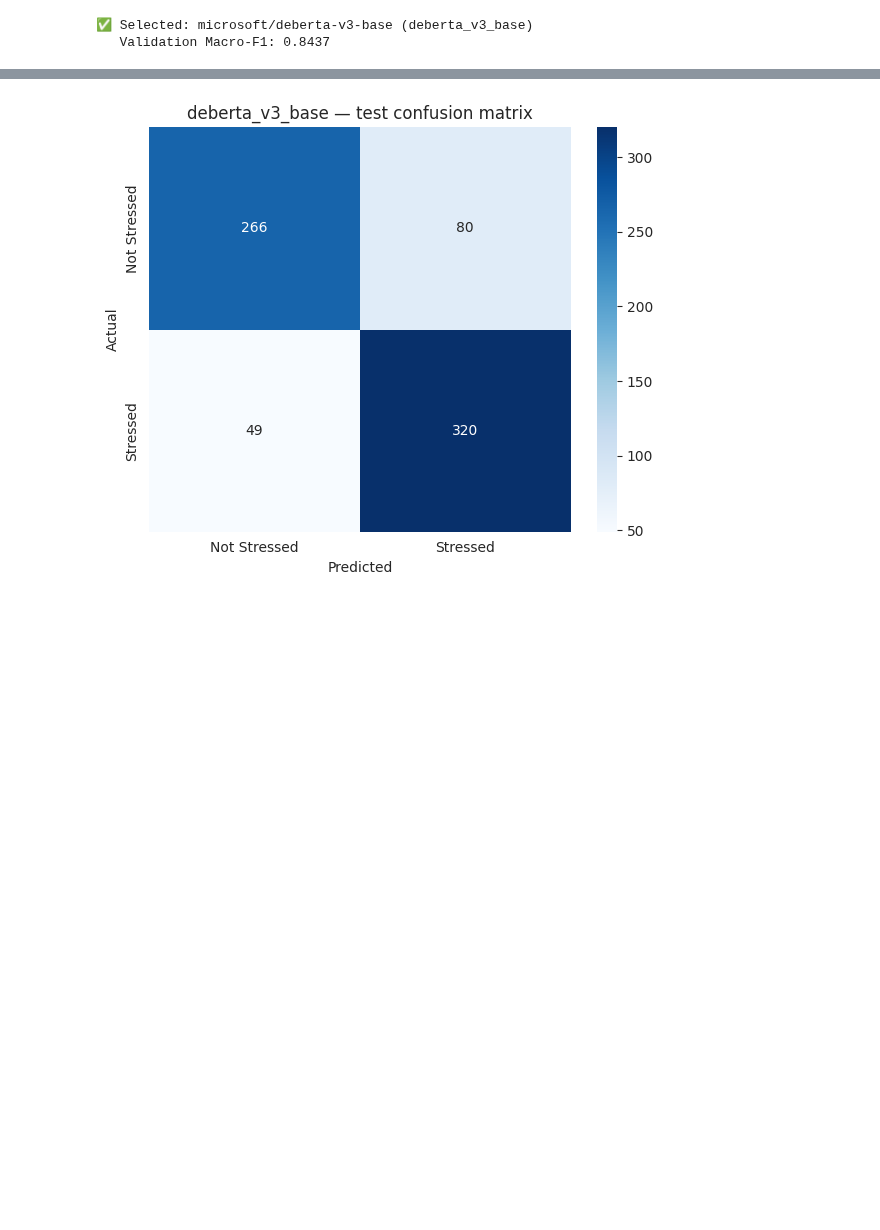
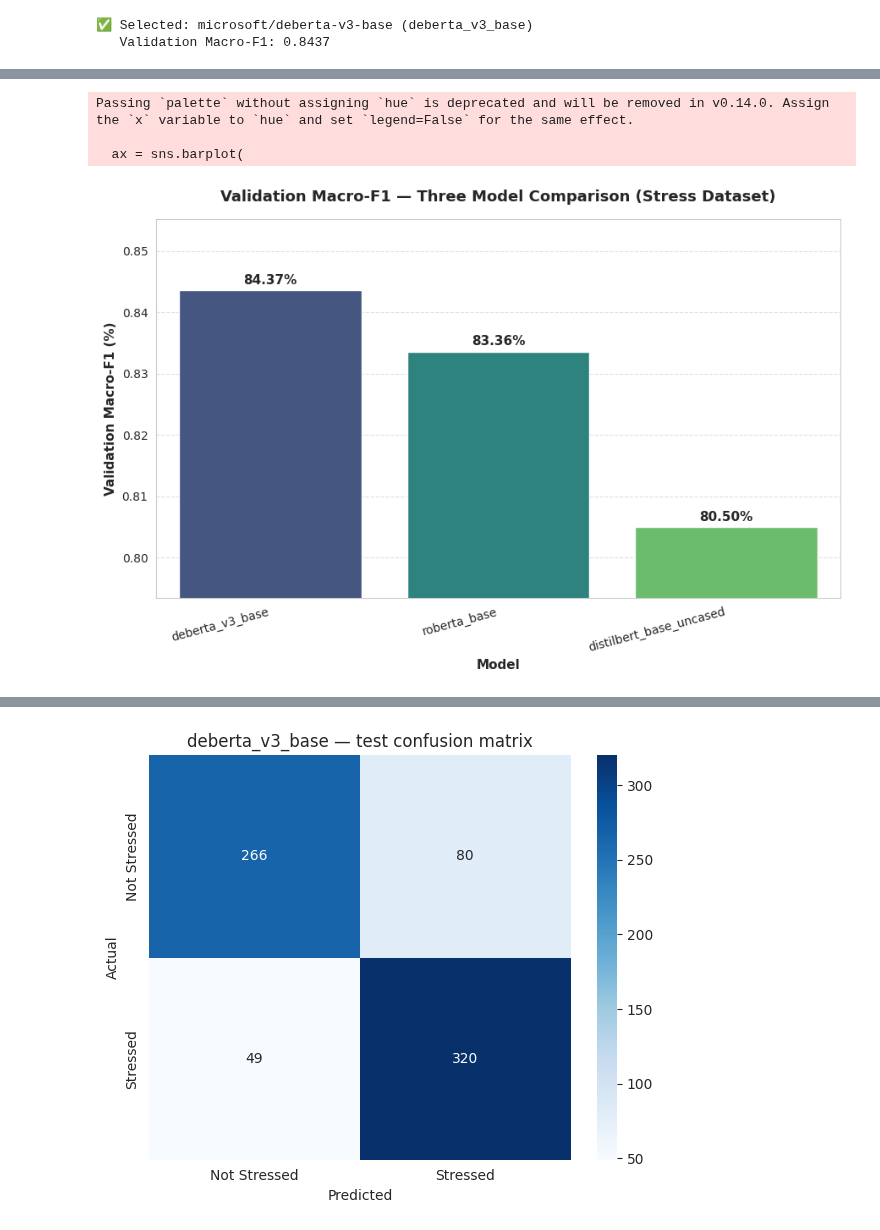
Before and after one commit to Safia-Rasheed-749/Mental-Health-Chatbot, a Jupyter notebook: backend/notebooks/stress_3_model_comparison.ipynb, the cells around one changed output, grey strips where cells are left out. Cells and saved outputs as stored; diff of their text form; code cells hidden in the pictures; blank space fills up the shorter version.

Commit message:
added percentage pngs for comparison in stress models comparison so changed stress notebook and added plots

```diff
--- a/backend/notebooks/stress_3_model_comparison (1).ipynb
+++ b/backend/notebooks/stress_3_model_comparison.ipynb
@@ -895,21 +897,3 @@ print(f"   Validation Macro-F1: {selection['validation_macro_f1']:.4f}")
 # %% [output]
 ✅ Selected: microsoft/deberta-v3-base (deberta_v3_base)
    Validation Macro-F1: 0.8437
-# %%
-# ===== ADD: Comparison bar charts =====
-for metric, title in [
-    ("test_accuracy", "Test Accuracy"),
-    ("test_macro_f1", "Test Macro-F1"),
-    ("test_weighted_f1", "Test Weighted F1"),
-    ("validation_macro_f1", "Validation Macro-F1"),
-]:
-    plt.figure(figsize=(8, 5))
-    sns.barplot(data=comparison_df, x="model_key", y=metric, palette="viridis")
-    plt.ylim(0, 1)
-    plt.title(title)
-    plt.xlabel("Model")
-    plt.ylabel(title)
-    plt.xticks(rotation=15)
-    plt.tight_layout()
-    plt.savefig(DIRS["plots"] / f"comparison_{metric}.png", dpi=200)
-    plt.show()
@@ -932,0 +900,62 @@ Passing `palette` without assigning `hue` is deprecated and will be removed in v
+# %%
+# ===== UPDATED: Comparison bar charts with percentage + improved scaling =====
+import matplotlib.pyplot as plt
+import seaborn as sns
+
+sns.set_style("whitegrid")
+
+# Metrics to plot
+metrics_to_plot = [
+    ("validation_macro_f1", "Validation Macro-F1"),
+    ("test_macro_f1", "Test Macro-F1"),
+    ("test_accuracy", "Test Accuracy"),
+    ("test_weighted_f1", "Test Weighted F1"),
+]
+
+for metric, title in metrics_to_plot:
+    plt.figure(figsize=(9, 6))
+
+    # Create bar plot
+    ax = sns.barplot(
+        data=comparison_df,
+        x="model_key",
+        y=metric,
+        palette="viridis"
+    )
+
+    # === CHANGE 1: Percentage format on bars ===
+    for container in ax.containers:
+        labels = [f"{v.get_height() * 100:.2f}%" for v in container]
+        ax.bar_label(container, labels=labels, fontsize=11, fontweight="bold", padding=3)
+
+    # === CHANGE 2: Improved scaling to show differences clearly ===
+    min_val = comparison_df[metric].min()
+    max_val = comparison_df[metric].max()
+    margin = (max_val - min_val) * 0.3  # 30% margin above/below
+    lower = max(0, min_val - margin)
+    upper = min(1.0, max_val + margin)
+    plt.ylim(lower, upper)
+
+    # === CHANGE 3: Titles & labels ===
+    plt.title(f"{title} — Three Model Comparison (Stress Dataset)",
+              fontsize=13, fontweight="bold", pad=15)
+    plt.xlabel("Model", fontsize=11, fontweight="bold")
+    plt.ylabel(f"{title} (%)", fontsize=11, fontweight="bold")
+    plt.xticks(rotation=15, ha="right")
+
+    # Add horizontal grid lines for readability
+    plt.grid(axis="y", linestyle="--", alpha=0.6)
+
+    plt.tight_layout()
+
+    # Save with descriptive filename
+    output_path = DIRS["plots"] / f"comparison_{metric}_percentage.png"
+    plt.savefig(output_path, dpi=200, bbox_inches="tight")
+    plt.show()
+
+    print(f"✅ Saved: {output_path}")
+# %% [output]
+Passing `palette` without assigning `hue` is deprecated and will be removed in v0.14.0. Assign the `x` variable to `hue` and set `legend=False` for the same effect.
+
+  ax = sns.barplot(
+[figure, added]
```
Also changed, not shown: parts of 3 cells of this notebook, 4 other files.
